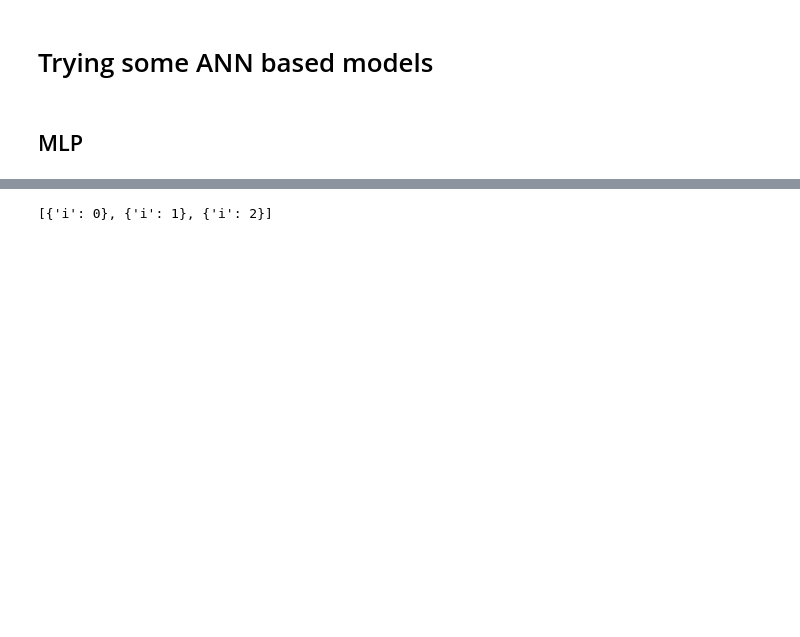
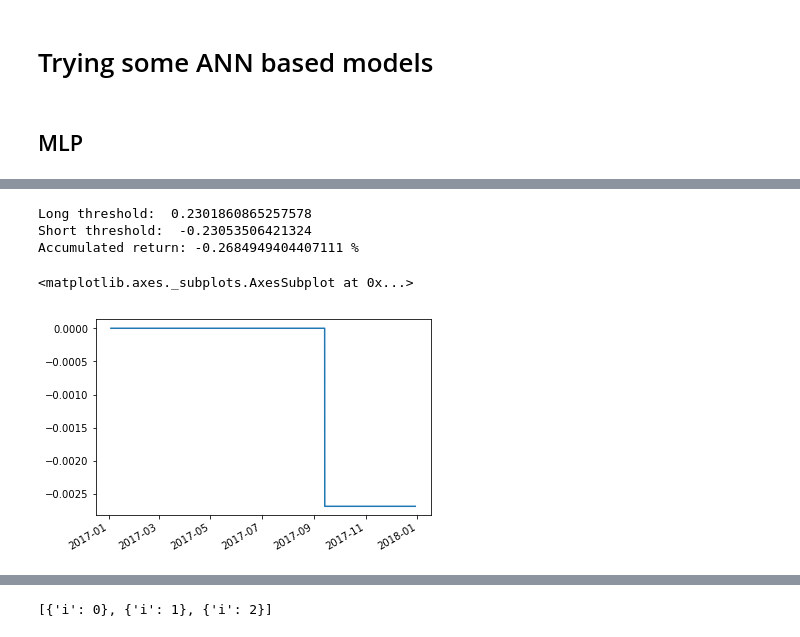
Before and after one commit to simaomsarmento/PairsTrading, a Jupyter notebook: PairsTrading_CommodityETFs-Forecasting.ipynb, the cells around one changed output, grey strips where cells are left out. Cells and saved outputs as stored; diff of their text form; code cells hidden in the pictures; blank space fills up the shorter version.

```diff
--- a/PairsTrading_CommodityETFs-Forecasting.ipynb
+++ b/PairsTrading_CommodityETFs-Forecasting.ipynb
@@ -574,8 +632,8 @@ def grid_search_MLP(X, y, validation_data, n_in, hidden_nodes, epochs, optimizer
 # %%
 # parameters
 n_in = 10
-epochs = 1000
-hidden_nodes = 10#[2,5,10,20]
+epochs = 200
+hidden_nodes = [10]#[2,5,10,20]
 loss_fct = 'mse'
 optimizer = 'adam'
-train_val_split = '2016-01-01' # initial date
+train_val_split = '2017-01-01' # initial date
@@ -582,17 +659,9 @@ train_val_split = '2016-01-01' # initial date
 # %%
-# normalize data
-example_spread = example[2]['spread']
-standardization_dict = {'mean':example_spread.mean(),'std':np.std(example_spread)}
-example_spread_norm = (example_spread - example_spread.mean())/np.std(example_spread)
-
-# prepare data
-forecasting_data = series_to_supervised(list(example_spread_norm), example_spread_norm.index, n_in, 1, dropnan=True)
-
 # define dataset
 X_series = forecasting_data.drop(columns='var1(t)')
 y_series = forecasting_data['var1(t)']
-X = np.asarray(forecasting_data.drop(columns='var1(t)').values)
-y = np.asarray(forecasting_data[['var1(t)']].values)
+X = np.asarray(X_series.values)
+y = np.asarray(y_series.values)
 
 # split
 X_series_train = X_series[:train_val_split]
@@ -606,9 +675,15 @@ y_train = y_series_train.values
 y_val = y_series_val.values
 # %%
 # train one configuration
+start = time.time()
 mlp_history, mlp_score, mlp_predictions = apply_MLP(X_train, y_train, (X_val, y_val), n_in, hidden_nodes,
                                                     epochs, optimizer, loss_fct)
 mlp_predictions = pd.Series(data=mlp_predictions.flatten(), index=y_series_val.index)
+end = time.time()
+print('Finished model fitting... Time elapsed: ',(end - start))
+
+mlp_predictions_destandardized = destandardize(mlp_predictions, standardization_dict['mean'],
+                                               standardization_dict['std'])
 # %% [output]
 _________________________________________________________________
 Layer (type)                 Output Shape              Param #
@@ -633,0 +711,17 @@ plot_loss(mlp_history, 'mlp_loss')
+# %%
+ret_example, cumret_example, summary_example = forecast_spread_trading(
+                                                       X=example[2]['X_train'][train_val_split:],
+                                                       Y=example[2]['Y_train'][train_val_split:],
+                                                       spread_test=spread_val,
+                                                       spread_train=example_spread[:train_val_split],
+                                                       beta=beta,
+                                                       predictions=mlp_predictions_destandardized,
+                                                       lag=1)
+print('Accumulated return: {} %'.format(cumret_example[-1]*100))
+cumret_example.plot()
+# %% [output]
+Long threshold:  0.2301860865257578
+Short threshold:  -0.23053506421324
+Accumulated return: -0.2684949404407111 %
+<matplotlib.axes._subplots.AxesSubplot at 0x...>
+[figure, added]
```
Also changed, not shown: parts of 33 cells of this notebook, 4 other files.
